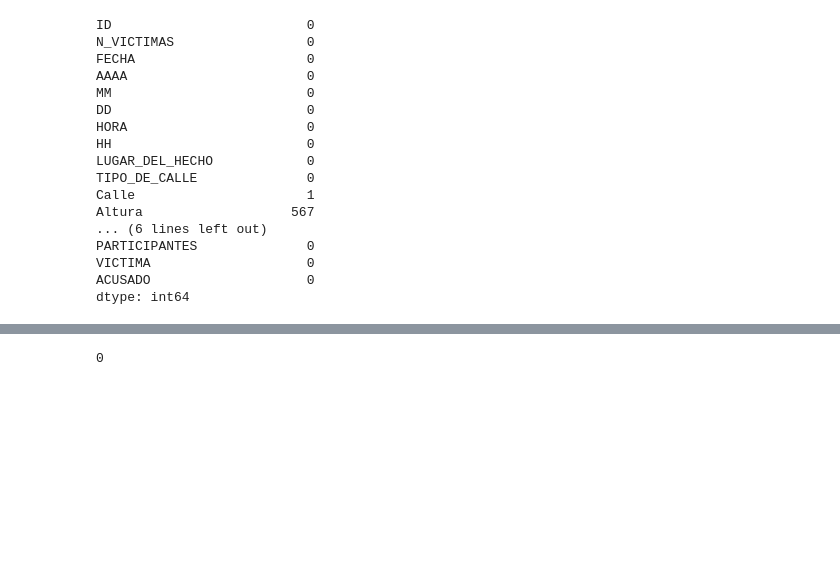
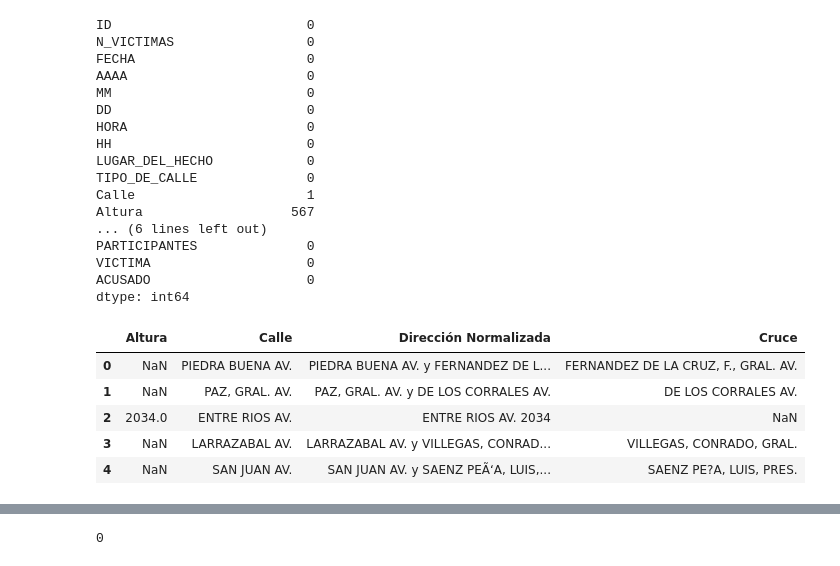
Before and after one commit to JimeFioni/PI-02-Siniestros-Viales, a Jupyter notebook: EDA.ipynb, the cells around one changed output, grey strips where cells are left out. Saved outputs shown, nothing was run; the diff lists cells and outputs as text; code cells hidden in the pictures; blank space fills up the shorter version.

```diff
--- a/EDA.ipynb
+++ b/EDA.ipynb
@@ -73,3 +73,12 @@ PARTICIPANTES              0
 VICTIMA                    0
 ACUSADO                    0
 dtype: int64
+# %%
+df_siniestros[["Altura", "Calle", "Dirección Normalizada", "Cruce"]][:5]
+# %% [output]
+|  | Altura | Calle | Dirección Normalizada | Cruce |
+| 0 | NaN | PIEDRA BUENA AV. | PIEDRA BUENA AV. y FERNANDEZ DE L... | FERNANDEZ DE LA CRUZ, F., GRAL. AV. |
+| 1 | NaN | PAZ, GRAL. AV. | PAZ, GRAL. AV. y DE LOS CORRALES AV. | DE LOS CORRALES AV. |
+| 2 | 2034.0 | ENTRE RIOS AV. | ENTRE RIOS AV. 2034 | NaN |
+| 3 | NaN | LARRAZABAL AV. | LARRAZABAL AV. y VILLEGAS, CONRAD... | VILLEGAS, CONRADO, GRAL. |
+| 4 | NaN | SAN JUAN AV. | SAN JUAN AV. y SAENZ PEÃ‘A, LUIS,... | SAENZ PE?A, LUIS, PRES. |
```
Also changed, not shown: parts of 8 cells of this notebook.
